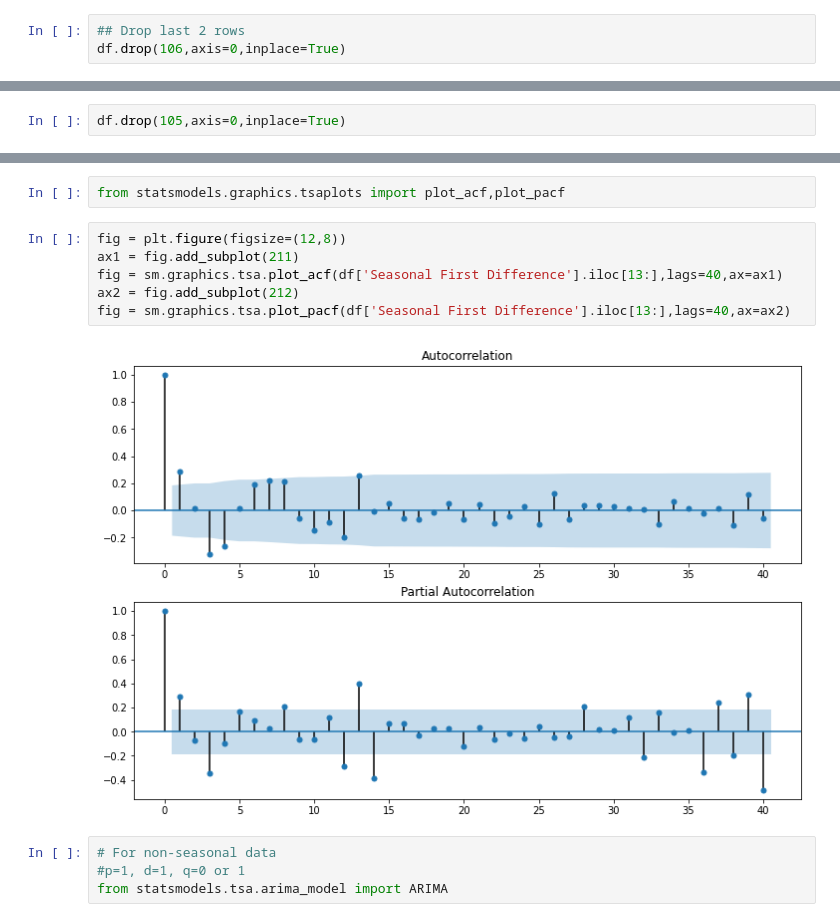
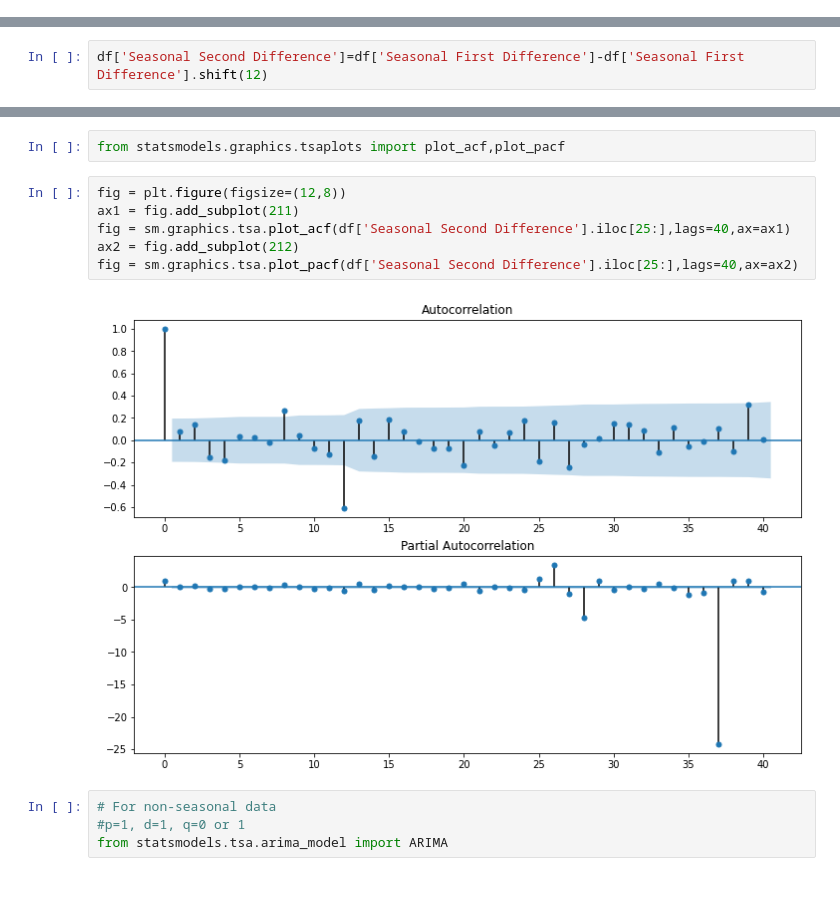
Before and after one commit to amulyaojha11/Temperature-Prediction-of-Indian-Cities, a Jupyter notebook: Prediction/Mumbai.ipynb, the cells around one changed output, grey strips where cells are left out. Saved outputs shown, nothing was run; the diff lists cells and outputs as text; blank space fills up the shorter version.

```diff
--- a/Prediction/Mumbai.ipynb
+++ b/Prediction/Mumbai.ipynb
@@ -42,6 +42,3 @@ df.tail()
 | 124 | 2019-05-01 | 30.3 |
 | 125 | 2019-06-01 | 30.0 |
 | 126 | 2019-07-01 | 28.5 |
-# %%
-## Drop last 2 rows
-df.drop(106,axis=0,inplace=True)
@@ -57,5 +45,3 @@ df.tail()
-# %%
-df.drop(105,axis=0,inplace=True)
 # %%
 df.tail()
 # %% [output]
@@ -190,0 +165,2 @@ df['Seasonal First Difference'].plot()
+# %%
+df['Seasonal Second Difference']=df['Seasonal First Difference']-df['Seasonal First Difference'].shift(12)
@@ -220,11 +210,11 @@ from statsmodels.graphics.tsaplots import plot_acf,plot_pacf
 # %%
 fig = plt.figure(figsize=(12,8))
 ax1 = fig.add_subplot(211)
-fig = sm.graphics.tsa.plot_acf(df['Seasonal First Difference'].iloc[13:],lags=40,ax=ax1)
+fig = sm.graphics.tsa.plot_acf(df['Seasonal Second Difference'].iloc[25:],lags=40,ax=ax1)
 ax2 = fig.add_subplot(212)
-fig = sm.graphics.tsa.plot_pacf(df['Seasonal First Difference'].iloc[13:],lags=40,ax=ax2)
+fig = sm.graphics.tsa.plot_pacf(df['Seasonal Second Difference'].iloc[25:],lags=40,ax=ax2)
 # %% [output]
-[figure, old version]
+[figure, new version]
 # %%
 # For non-seasonal data
 #p=1, d=1, q=0 or 1
```
Also changed, not shown: parts of 19 cells of this notebook.
